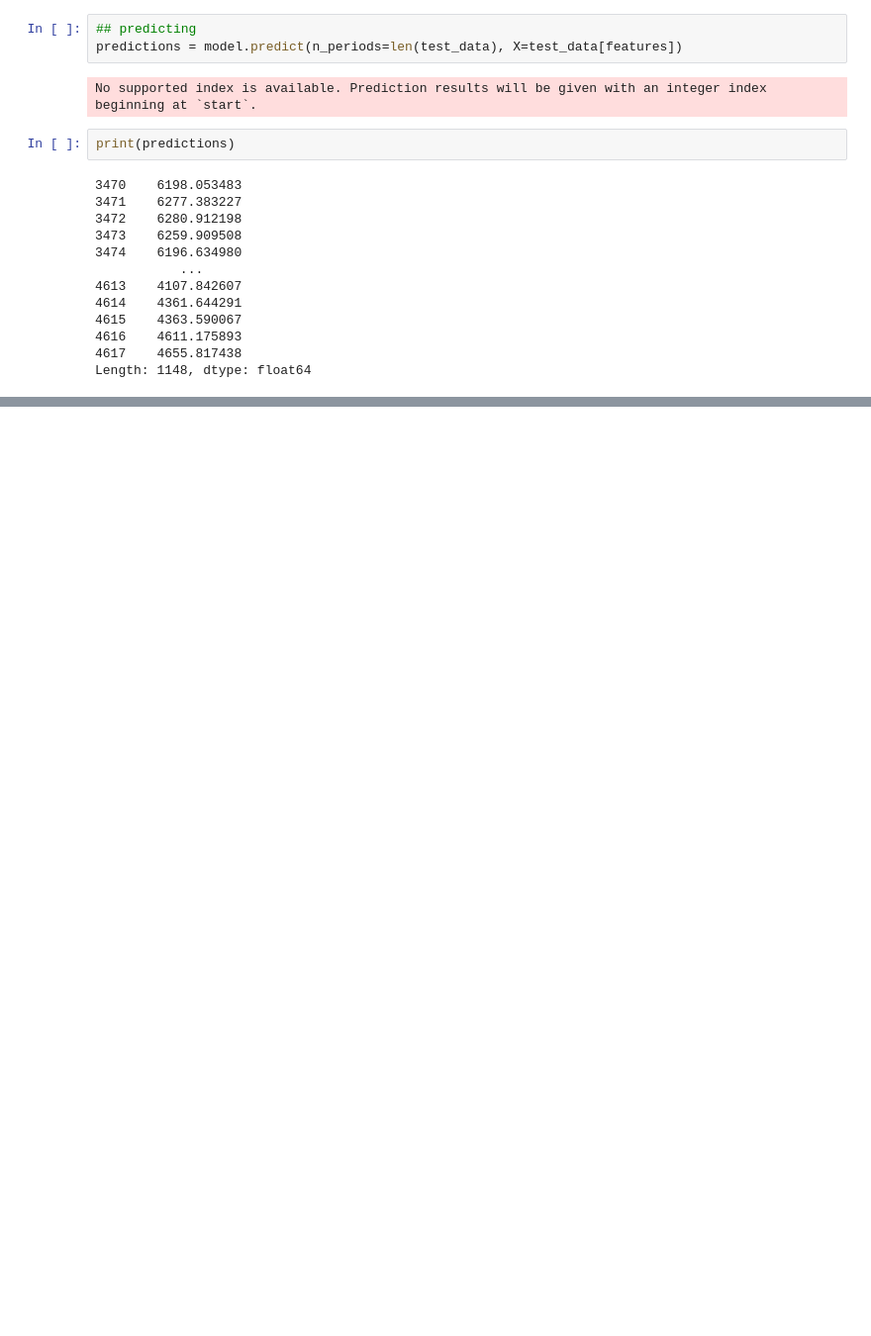
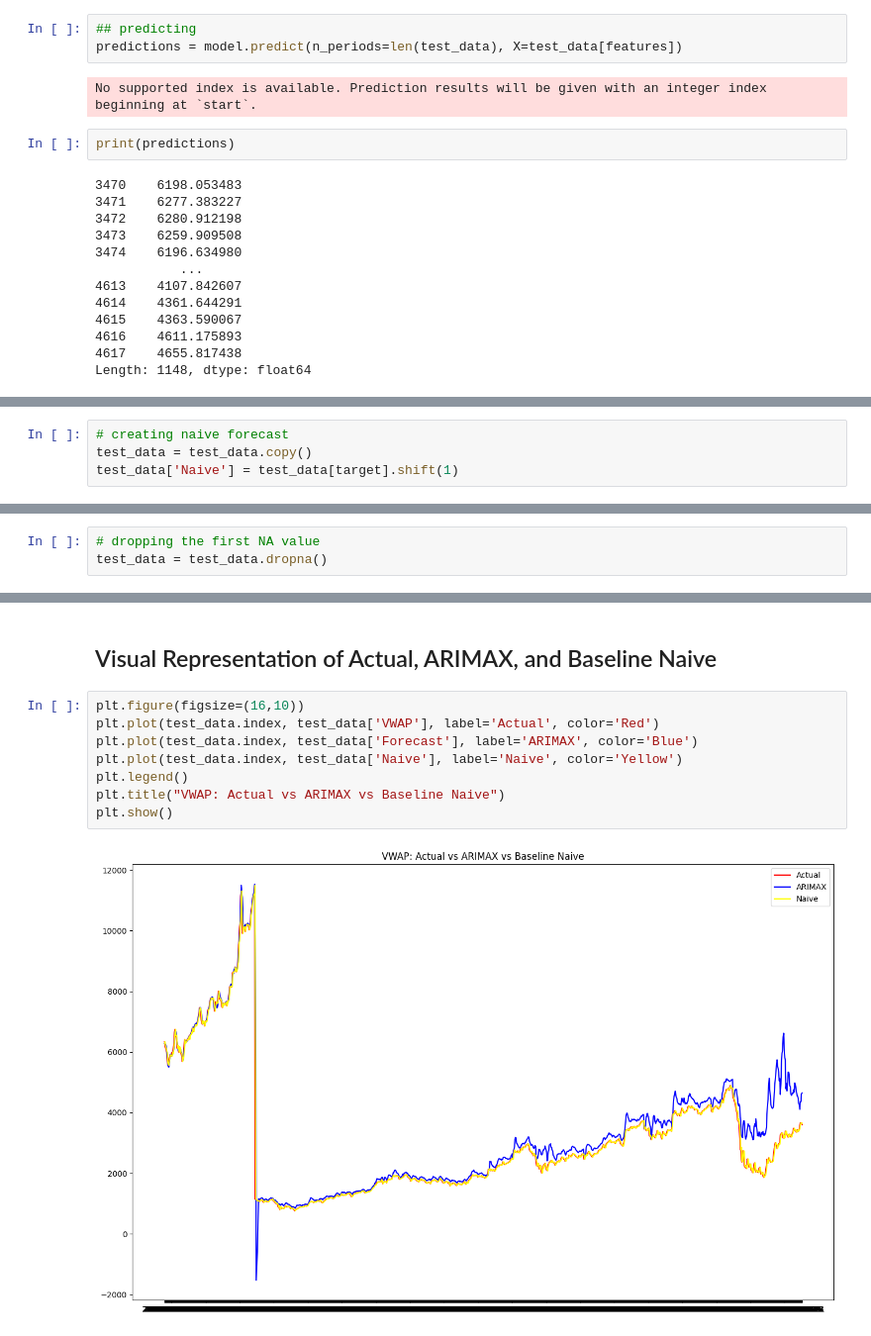
Before and after one commit to suyogshresthaa/Stock-Price-Prediction, a Jupyter notebook: ml_prediction.ipynb, the cells around one changed output, grey strips where cells are left out. Shown at 99% size. Saved outputs shown, nothing was run; the diff lists cells and outputs as text; blank space fills up the shorter version.

```diff
--- a/ml_prediction.ipynb
+++ b/ml_prediction.ipynb
@@ -315,0 +331,4 @@ Name: Forecast, Length: 1148, dtype: float64
+# %%
+# creating naive forecast
+test_data = test_data.copy()
+test_data['Naive'] = test_data[target].shift(1)
@@ -315,0 +343,3 @@ Name: Forecast, Length: 1148, dtype: float64
+# %%
+# dropping the first NA value
+test_data = test_data.dropna()
@@ -315,0 +376,12 @@ Name: Forecast, Length: 1148, dtype: float64
+# %% [markdown]
+## Visual Representation of Actual, ARIMAX, and Baseline Naive
+# %%
+plt.figure(figsize=(16,10))
+plt.plot(test_data.index, test_data['VWAP'], label='Actual', color='Red')
+plt.plot(test_data.index, test_data['Forecast'], label='ARIMAX', color='Blue')
+plt.plot(test_data.index, test_data['Naive'], label='Naive', color='Yellow')
+plt.legend()
+plt.title("VWAP: Actual vs ARIMAX vs Baseline Naive")
+plt.show()
+# %% [output]
+[figure, added]
```
Also changed, not shown: parts of 14 cells of this notebook.
